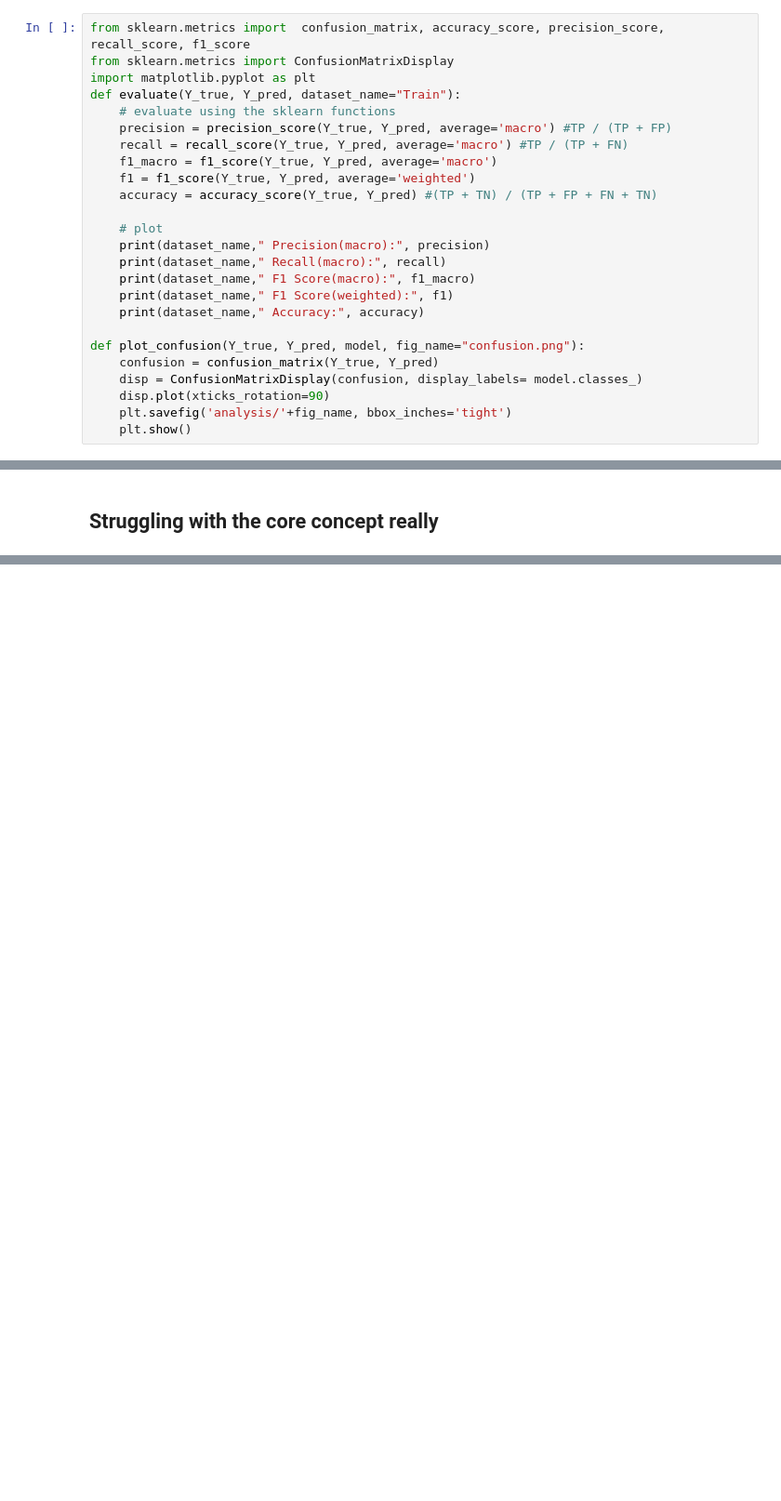
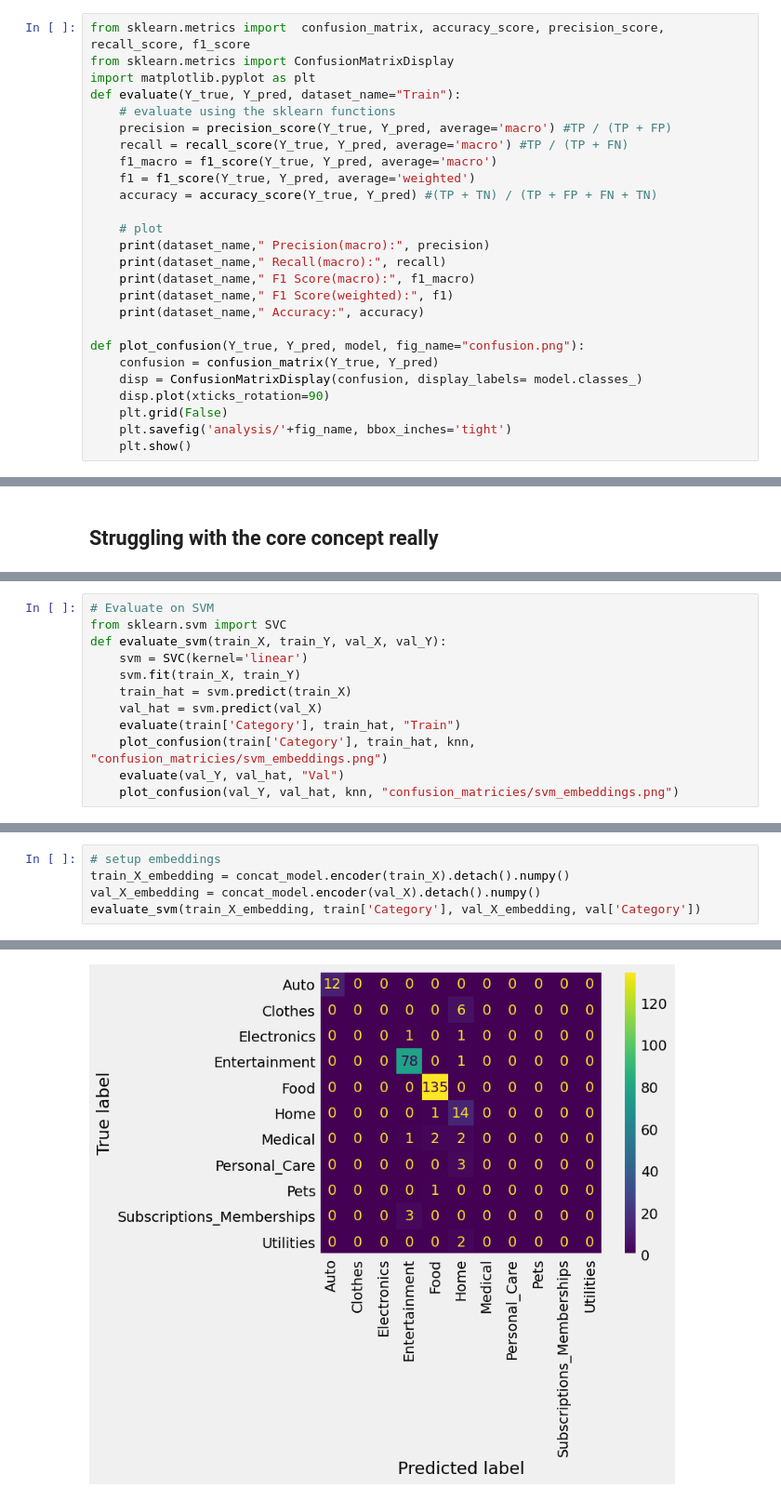
Before and after one commit to Jamessmith9956/CategoryPrediction, a Jupyter notebook: CategoryPrediction.ipynb, the cells around one changed output, grey strips where cells are left out. Shown: that part at 93% size. Cells and saved outputs as stored; diff of their text form; blank space fills up the shorter version.

```diff
--- a/CategoryPrediction.ipynb
+++ b/CategoryPrediction.ipynb
@@ -198,6 +198,7 @@ def plot_confusion(Y_true, Y_pred, model, fig_name="confusion.png"):
     confusion = confusion_matrix(Y_true, Y_pred)
     disp = ConfusionMatrixDisplay(confusion, display_labels= model.classes_)
     disp.plot(xticks_rotation=90)
+    plt.grid(False)
     plt.savefig('analysis/'+fig_name, bbox_inches='tight')
     plt.show()
 # %% [markdown]
@@ -568,0 +677,12 @@ F1 Score: 0.2467789127868179
+# %%
+# Evaluate on SVM
+from sklearn.svm import SVC
+def evaluate_svm(train_X, train_Y, val_X, val_Y):
+    svm = SVC(kernel='linear')
+    svm.fit(train_X, train_Y)
+    train_hat = svm.predict(train_X)
+    val_hat = svm.predict(val_X)
+    evaluate(train['Category'], train_hat, "Train")
+    plot_confusion(train['Category'], train_hat, knn, "confusion_matricies/svm_embeddings.png")
+    evaluate(val_Y, val_hat, "Val")
+    plot_confusion(val_Y, val_hat, knn, "confusion_matricies/svm_embeddings.png")
@@ -568,0 +721,6 @@ F1 Score: 0.2467789127868179
+# %%
+# setup embeddings
+train_X_embedding = concat_model.encoder(train_X).detach().numpy()
+val_X_embedding = concat_model.encoder(val_X).detach().numpy()
+evaluate_svm(train_X_embedding, train['Category'], val_X_embedding, val['Category'])
+# %% [output]
@@ -568,0 +732 @@ F1 Score: 0.2467789127868179
+[figure, added]
```
Also changed, not shown: parts of 14 cells of this notebook, 1 other file.
